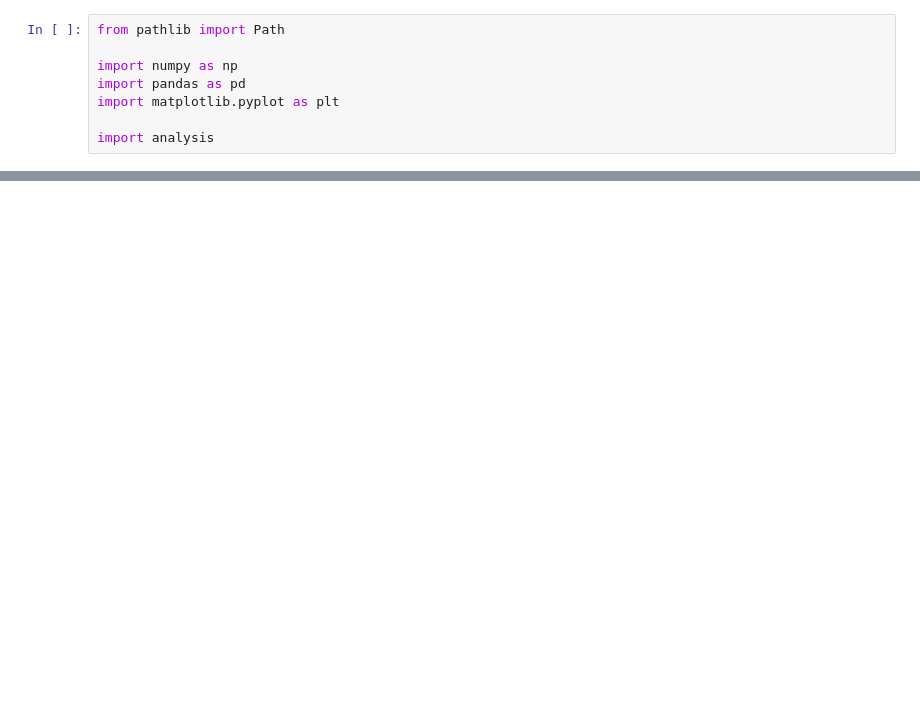
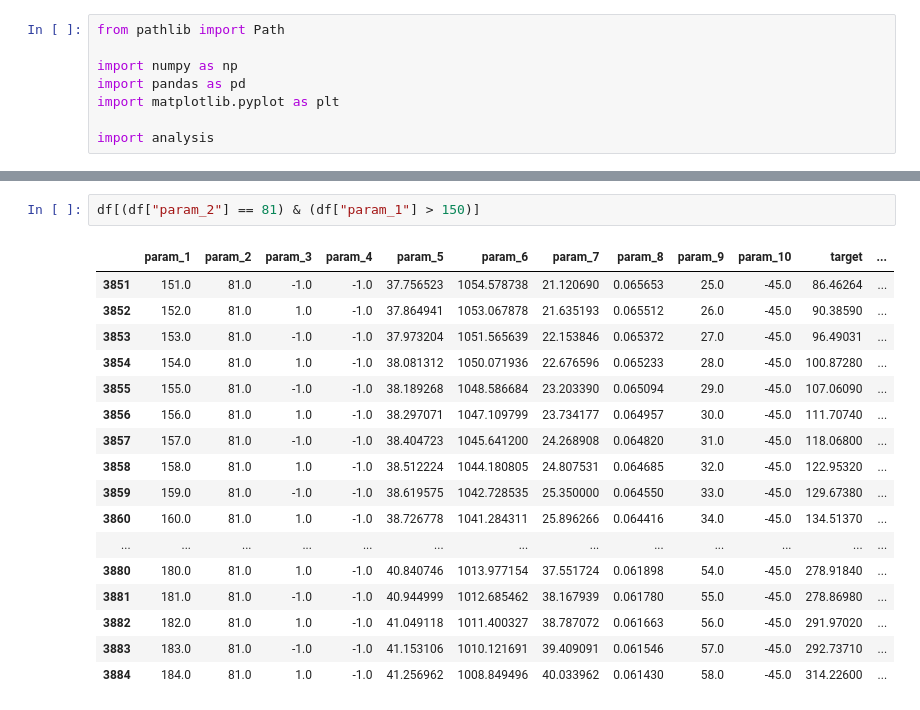
Before and after one commit to mzyudhistira/BSk24-Emu, a Jupyter notebook: analysis.ipynb, the cells around one changed output, grey strips where cells are left out. Drawn from its saved outputs; the diff is of its cells as text; blank space fills up the shorter version.

```diff
--- a/analysis.ipynb
+++ b/analysis.ipynb
@@ -42,0 +45,20 @@ plt.scatter(df["param_1"], df["param_2"], c=df["difference"], s=4, cmap="inferno
+# %%
+df[(df["param_2"] == 81) & (df["param_1"] > 150)]
+# %% [output]
+|  | param_1 | param_2 | param_3 | param_4 | param_5 | param_6 | param_7 | param_8 | param_9 | param_10 | target | ... |
+| 3851 | 151.0 | 81.0 | -1.0 | -1.0 | 37.756523 | 1054.578738 | 21.120690 | 0.065653 | 25.0 | -45.0 | 86.46264 | ... |
+| 3852 | 152.0 | 81.0 | 1.0 | -1.0 | 37.864941 | 1053.067878 | 21.635193 | 0.065512 | 26.0 | -45.0 | 90.38590 | ... |
+| 3853 | 153.0 | 81.0 | -1.0 | -1.0 | 37.973204 | 1051.565639 | 22.153846 | 0.065372 | 27.0 | -45.0 | 96.49031 | ... |
+| 3854 | 154.0 | 81.0 | 1.0 | -1.0 | 38.081312 | 1050.071936 | 22.676596 | 0.065233 | 28.0 | -45.0 | 100.87280 | ... |
+| 3855 | 155.0 | 81.0 | -1.0 | -1.0 | 38.189268 | 1048.586684 | 23.203390 | 0.065094 | 29.0 | -45.0 | 107.06090 | ... |
+| 3856 | 156.0 | 81.0 | 1.0 | -1.0 | 38.297071 | 1047.109799 | 23.734177 | 0.064957 | 30.0 | -45.0 | 111.70740 | ... |
+| 3857 | 157.0 | 81.0 | -1.0 | -1.0 | 38.404723 | 1045.641200 | 24.268908 | 0.064820 | 31.0 | -45.0 | 118.06800 | ... |
+| 3858 | 158.0 | 81.0 | 1.0 | -1.0 | 38.512224 | 1044.180805 | 24.807531 | 0.064685 | 32.0 | -45.0 | 122.95320 | ... |
+| 3859 | 159.0 | 81.0 | -1.0 | -1.0 | 38.619575 | 1042.728535 | 25.350000 | 0.064550 | 33.0 | -45.0 | 129.67380 | ... |
+| 3860 | 160.0 | 81.0 | 1.0 | -1.0 | 38.726778 | 1041.284311 | 25.896266 | 0.064416 | 34.0 | -45.0 | 134.51370 | ... |
+| ... | ... | ... | ... | ... | ... | ... | ... | ... | ... | ... | ... | ... |
+| 3880 | 180.0 | 81.0 | 1.0 | -1.0 | 40.840746 | 1013.977154 | 37.551724 | 0.061898 | 54.0 | -45.0 | 278.91840 | ... |
+| 3881 | 181.0 | 81.0 | -1.0 | -1.0 | 40.944999 | 1012.685462 | 38.167939 | 0.061780 | 55.0 | -45.0 | 278.86980 | ... |
+| 3882 | 182.0 | 81.0 | 1.0 | -1.0 | 41.049118 | 1011.400327 | 38.787072 | 0.061663 | 56.0 | -45.0 | 291.97020 | ... |
+| 3883 | 183.0 | 81.0 | -1.0 | -1.0 | 41.153106 | 1010.121691 | 39.409091 | 0.061546 | 57.0 | -45.0 | 292.73710 | ... |
+| 3884 | 184.0 | 81.0 | 1.0 | -1.0 | 41.256962 | 1008.849496 | 40.033962 | 0.061430 | 58.0 | -45.0 | 314.22600 | ... |
```
Also changed, not shown: parts of 5 cells of this notebook, 3 other files.
